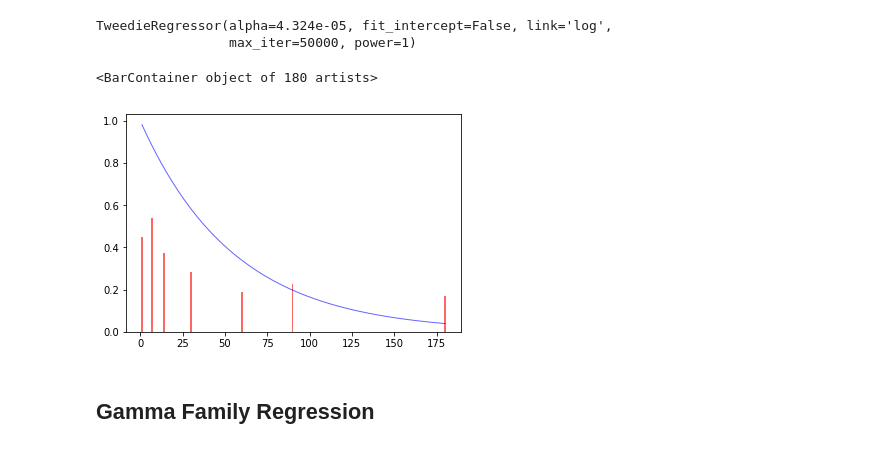
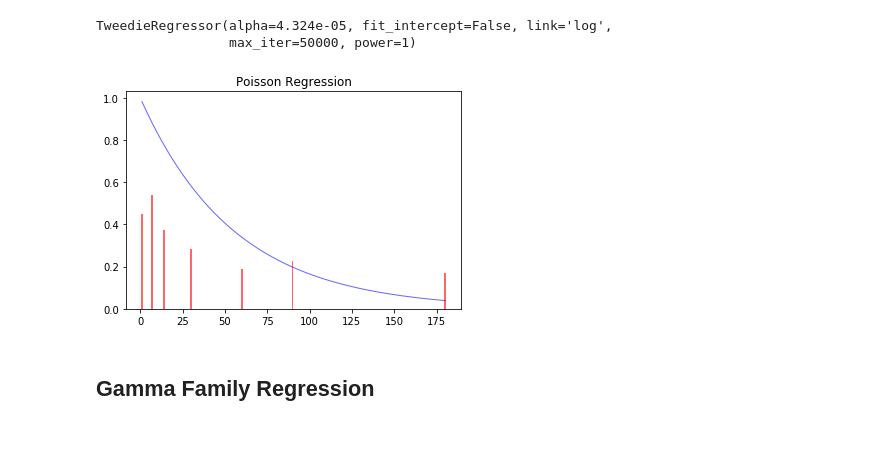
Before and after one commit to Pabi235/ML-code, a Jupyter notebook: TestAssignment/TestAssignment.ipynb, the cells around one changed output. Saved outputs shown, nothing was run; the diff lists cells and outputs as text; code cells hidden in the pictures.

```diff
--- a/TestAssignment/TestAssignment.ipynb
+++ b/TestAssignment/TestAssignment.ipynb
@@ -414,11 +414,11 @@ TweedieRegressor(alpha=4.324e-05, fit_intercept=False, link='log',
 PoissonPredictions = PoissonRegression.predict(TrainData)
 # %%
 fig, ax = plt.subplots(1, 1)
-ax.plot(days_since_install,PoissonPredictions, lw=1, alpha=0.6, label='LogNormal Variates',color = 'blue')
-ax.bar(days_since_install,RentionVals, lw=1, alpha=0.6, label='weibull_min pdf', color = 'red')
+ax.plot(days_since_install,PoissonPredictions, lw=1, alpha=0.6,color = 'blue')
+ax.bar(days_since_install,RentionVals, lw=1, alpha=0.6, color = 'red')
+ax.title.set_text('Poisson Regression')
 # %% [output]
-<BarContainer object of 180 artists>
-[figure, old version]
+[figure, new version]
 # %% [markdown]
 ## Gamma Family Regression
 # %%
```
Also changed, not shown: parts of 9 cells of this notebook.
